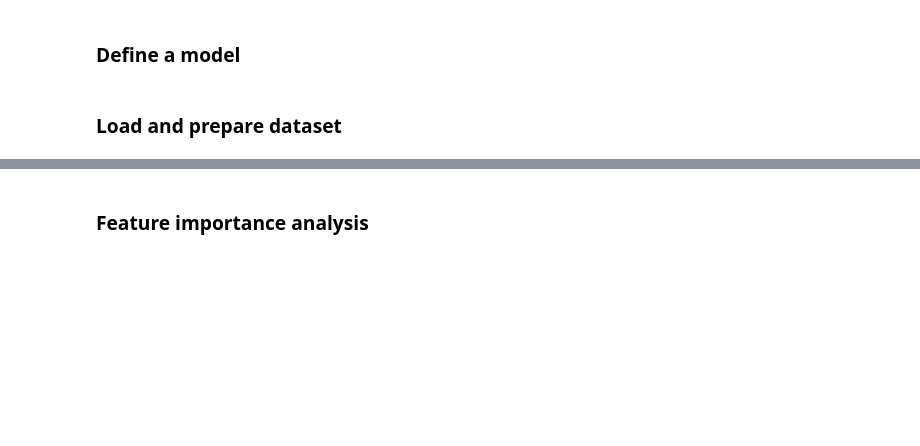
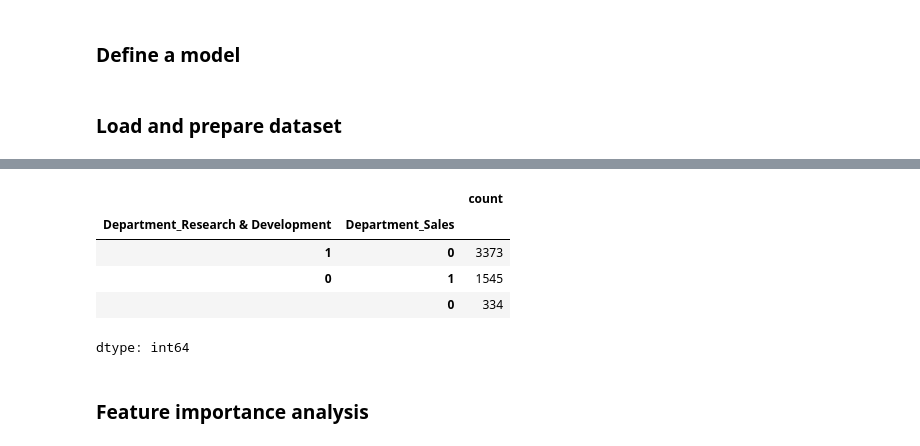
Before and after one commit to MarcinStolarczyk01/WSEI-ML_and_AI_Programming_Libraries, a Jupyter notebook: lab1/model.ipynb, the cells around one changed output, grey strips where cells are left out. Saved outputs shown, nothing was run; the diff lists cells and outputs as text; code cells hidden in the pictures; blank space fills up the shorter version.

```diff
--- a/lab1/model.ipynb
+++ b/lab1/model.ipynb
@@ -193,0 +216,32 @@ F1 Score:  0.9133
+# %%
+!pip install -q scikit-learn pandas
+import pandas as pd
+from sklearn.metrics import accuracy_score
+from sklearn.model_selection import train_test_split
+from sklearn.svm import SVC
+from sklearn.ensemble import RandomForestClassifier
+from sklearn.neighbors import KNeighborsClassifier
+from sklearn.linear_model import LogisticRegression
+from sklearn.naive_bayes import GaussianNB
+from sklearn.tree import DecisionTreeClassifier
+
+df = pd.read_csv("/content/hr_data_gold.csv")
+feature_names = [c for c in df.columns if c != "Gender_Male"]
+label_name = "Gender_Male"
+X_train, X_test, y_train, y_test = train_test_split(df[feature_names], df[label_name], test_size = 0.2, random_state=42)
+
+models = {
+    "SVC": SVC(probability=True),
+    "RandomForestClassifier": RandomForestClassifier(),
+    "KNeighborsClassifier": KNeighborsClassifier(),
+    "LogisticRegression": LogisticRegression(),
+    "GaussianNB": GaussianNB(),
+    "DecisionTreeClassifier": DecisionTreeClassifier()
+}
+results = {}
+
+for name, model in models.items():
+  model.fit(X_train, y_train)
+  y_pred = model.predict(X_test)
+  results[name] = {"accuracy_score": accuracy_score(y_test, y_pred)}
+  print(f"{name} model accuracy: {results[name]['accuracy_score']}")
@@ -194,3 +275,12 @@ F1 Score:  0.9133
+# %%
+df[['Department_Research & Development', 'Department_Sales']].value_counts()
+# %% [output]
+|  |  | count |
+| Department_Research & Development | Department_Sales |  |
+| 1 | 0 | 3373 |
+| 0 | 1 | 1545 |
+|  | 0 | 334 |
+dtype: int64
 # %% [markdown]
 ### Feature importance analysis
 # %%
```
Also changed, not shown: parts of 25 cells of this notebook.
